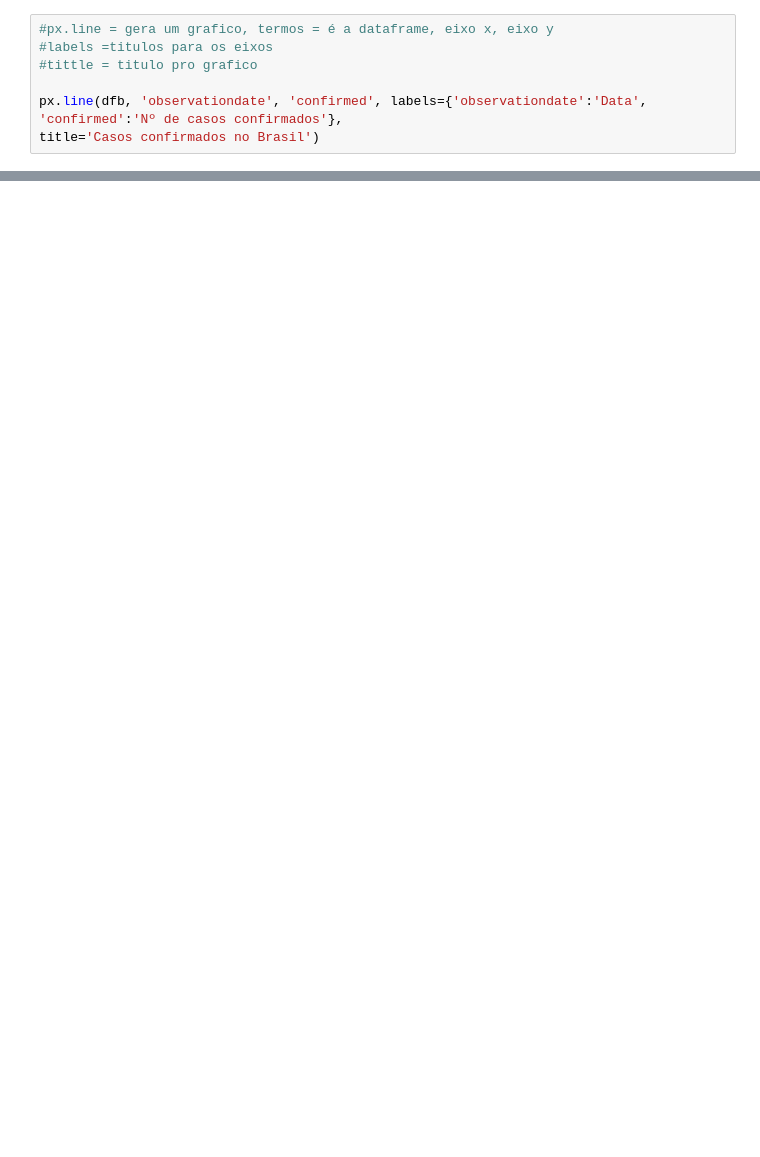
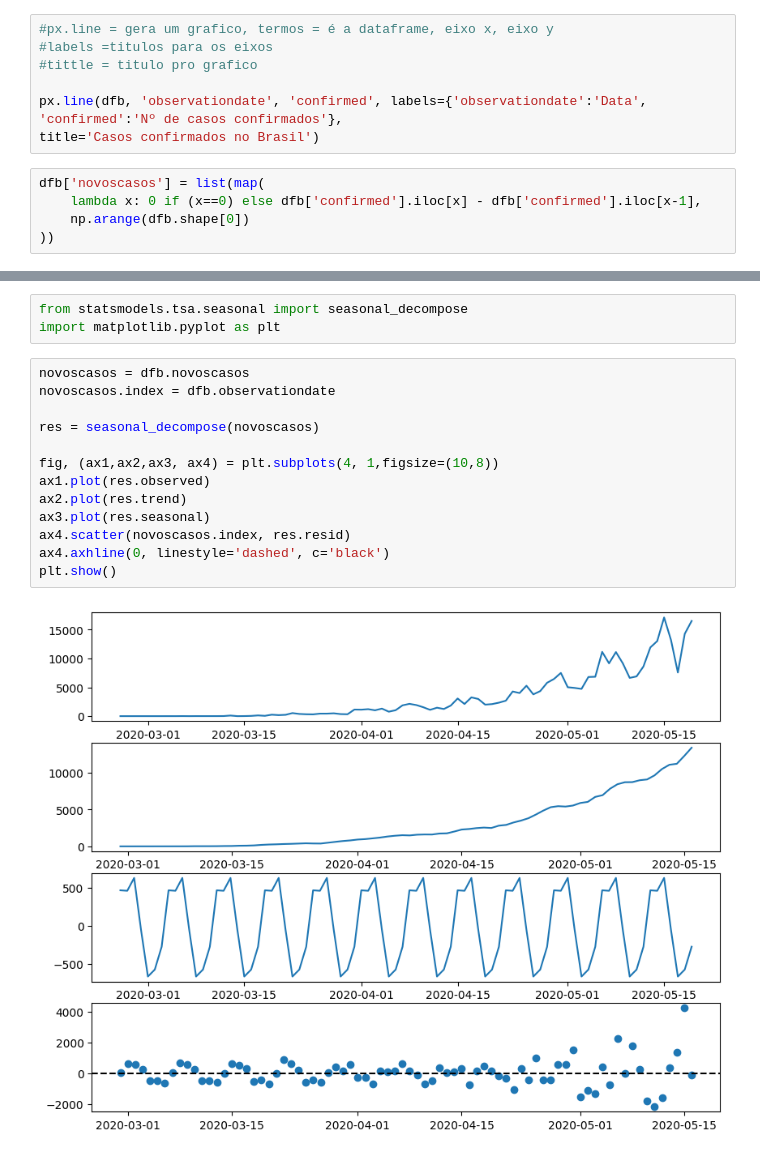
Before and after one commit to W1ndeck/Bootcamp-Unimed-BH, a Jupyter notebook: Analise de dados e previsão de crescimento do covid/previsão_covid19.ipynb, the cells around one changed output, grey strips where cells are left out. Cells and saved outputs as stored; diff of their text form; blank space fills up the shorter version.

```diff
--- a/Analise de dados e previsão de crescimento do covid/previsão_covid19.ipynb
+++ b/Analise de dados e previsão de crescimento do covid/previsão_covid19.ipynb
@@ -97,3 +97,8 @@ dfb.head()
 
 px.line(dfb, 'observationdate', 'confirmed', labels={'observationdate':'Data', 'confirmed':'Nº de casos confirmados'},
 title='Casos confirmados no Brasil')
+# %%
+dfb['novoscasos'] = list(map(
+    lambda x: 0 if (x==0) else dfb['confirmed'].iloc[x] - dfb['confirmed'].iloc[x-1],
+    np.arange(dfb.shape[0])
+))
@@ -99,0 +204,18 @@ title='Casos confirmados no Brasil')
+# %%
+from statsmodels.tsa.seasonal import seasonal_decompose
+import matplotlib.pyplot as plt
+# %%
+novoscasos = dfb.novoscasos
+novoscasos.index = dfb.observationdate
+
+res = seasonal_decompose(novoscasos)
+
+fig, (ax1,ax2,ax3, ax4) = plt.subplots(4, 1,figsize=(10,8))
+ax1.plot(res.observed)
+ax2.plot(res.trend)
+ax3.plot(res.seasonal)
+ax4.scatter(novoscasos.index, res.resid)
+ax4.axhline(0, linestyle='dashed', c='black')
+plt.show()
+# %% [output]
+[figure, added]
```
Also changed, not shown: parts of 12 cells of this notebook.
